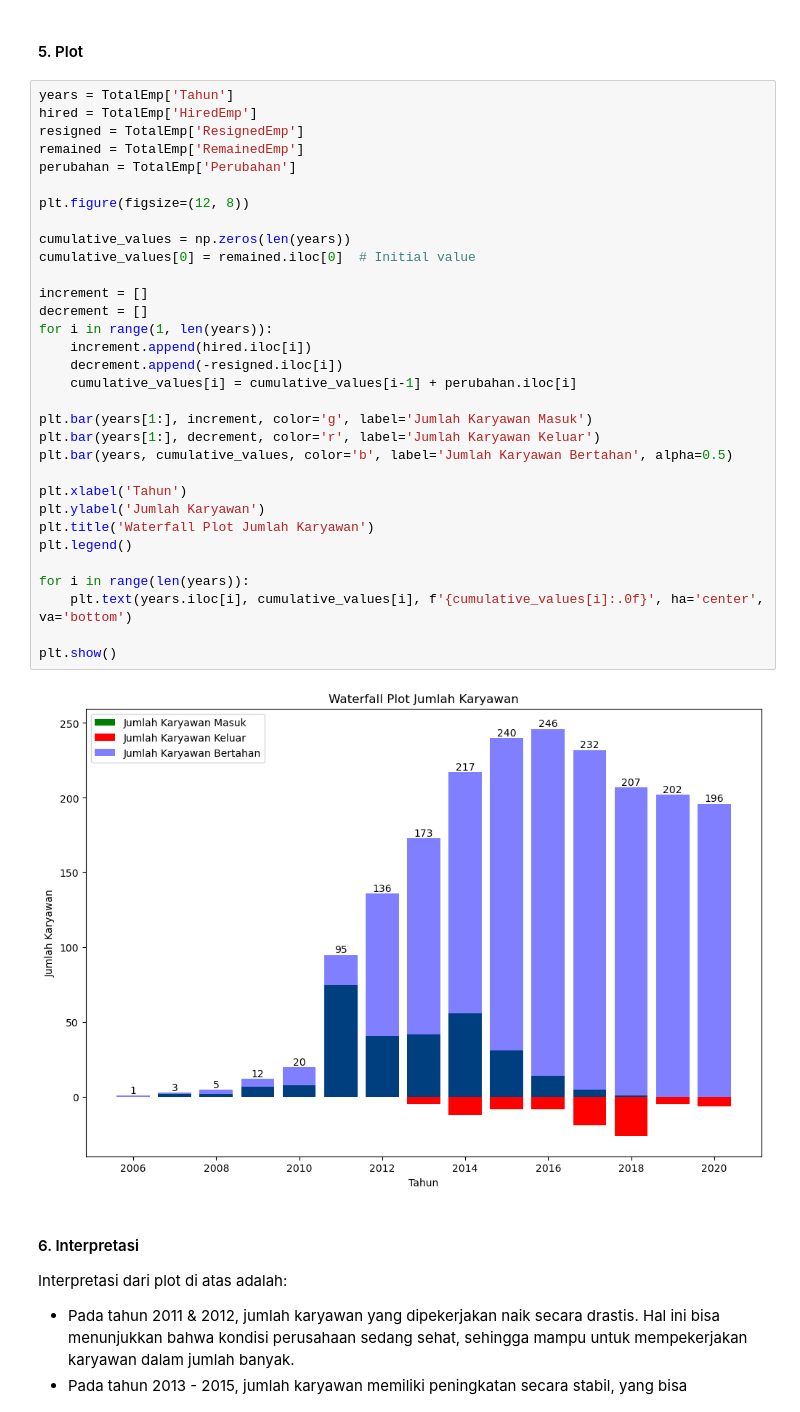
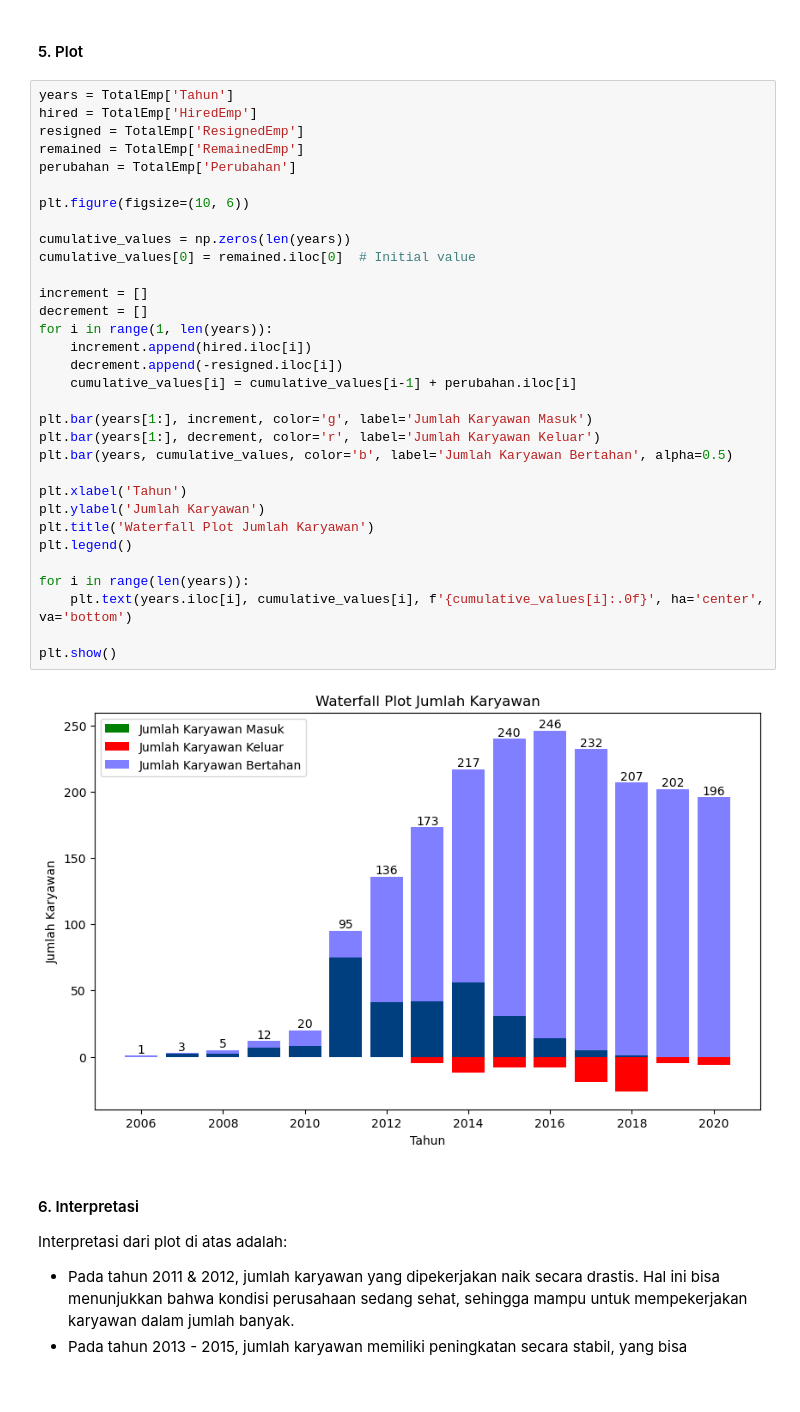
Before and after one commit to regitafif/MP5_EmployeeRetention, a Jupyter notebook: employee_retention.ipynb, the cells around one changed output. Cells and saved outputs as stored; diff of their text form; blank space fills up the shorter version.

```diff
--- a/employee_retention.ipynb
+++ b/employee_retention.ipynb
@@ -340,35 +340,35 @@ years = TotalEmp['Tahun']
 hired = TotalEmp['HiredEmp']
 resigned = TotalEmp['ResignedEmp']
 remained = TotalEmp['RemainedEmp']
 perubahan = TotalEmp['Perubahan']
 
-plt.figure(figsize=(12, 8))
+plt.figure(figsize=(10, 6))
 
 cumulative_values = np.zeros(len(years))
 cumulative_values[0] = remained.iloc[0]  # Initial value
 
 increment = []
 decrement = []
 for i in range(1, len(years)):
     increment.append(hired.iloc[i])
     decrement.append(-resigned.iloc[i])
     cumulative_values[i] = cumulative_values[i-1] + perubahan.iloc[i]
 
 plt.bar(years[1:], increment, color='g', label='Jumlah Karyawan Masuk')
 plt.bar(years[1:], decrement, color='r', label='Jumlah Karyawan Keluar')
 plt.bar(years, cumulative_values, color='b', label='Jumlah Karyawan Bertahan', alpha=0.5)
 
 plt.xlabel('Tahun')
 plt.ylabel('Jumlah Karyawan')
 plt.title('Waterfall Plot Jumlah Karyawan')
 plt.legend()
 
 for i in range(len(years)):
     plt.text(years.iloc[i], cumulative_values[i], f'{cumulative_values[i]:.0f}', ha='center', va='bottom')
 
 plt.show()
 # %% [output]
-[figure, old version]
+[figure, new version]
 # %% [markdown]
 #### 6. Interpretasi <br>
 
```
Also changed, not shown: parts of 32 cells of this notebook.
